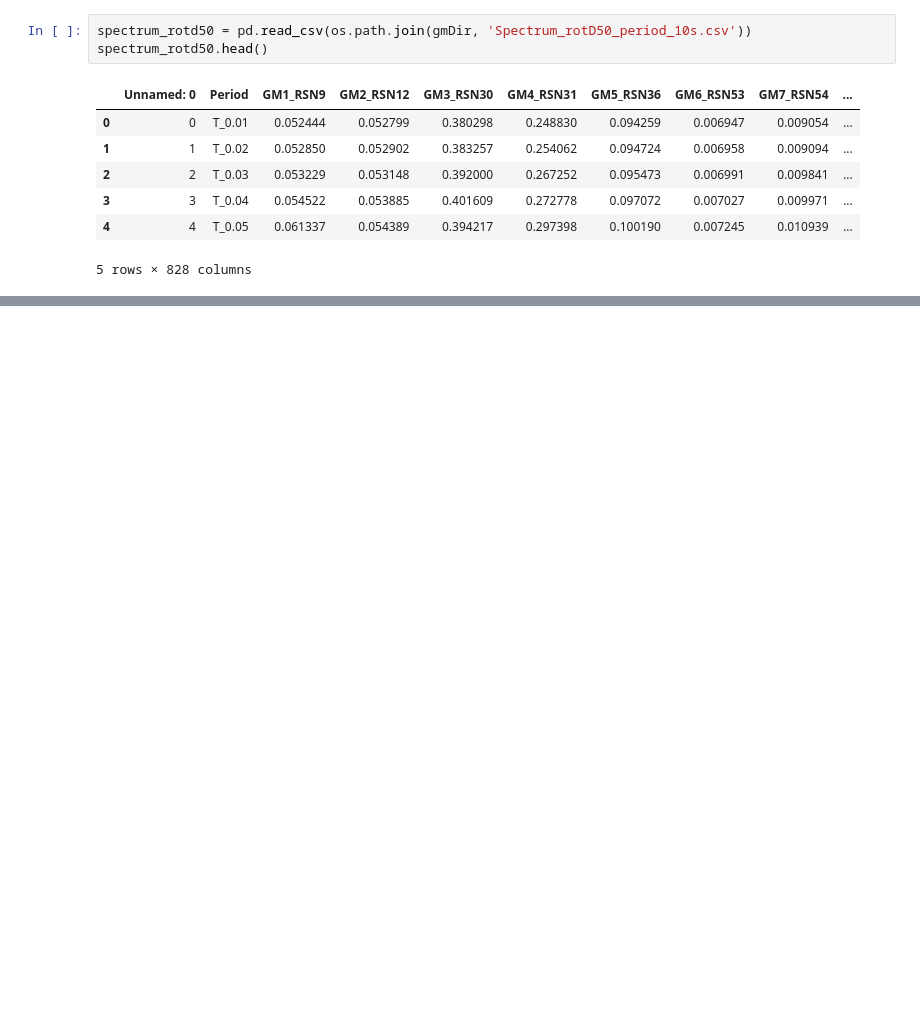
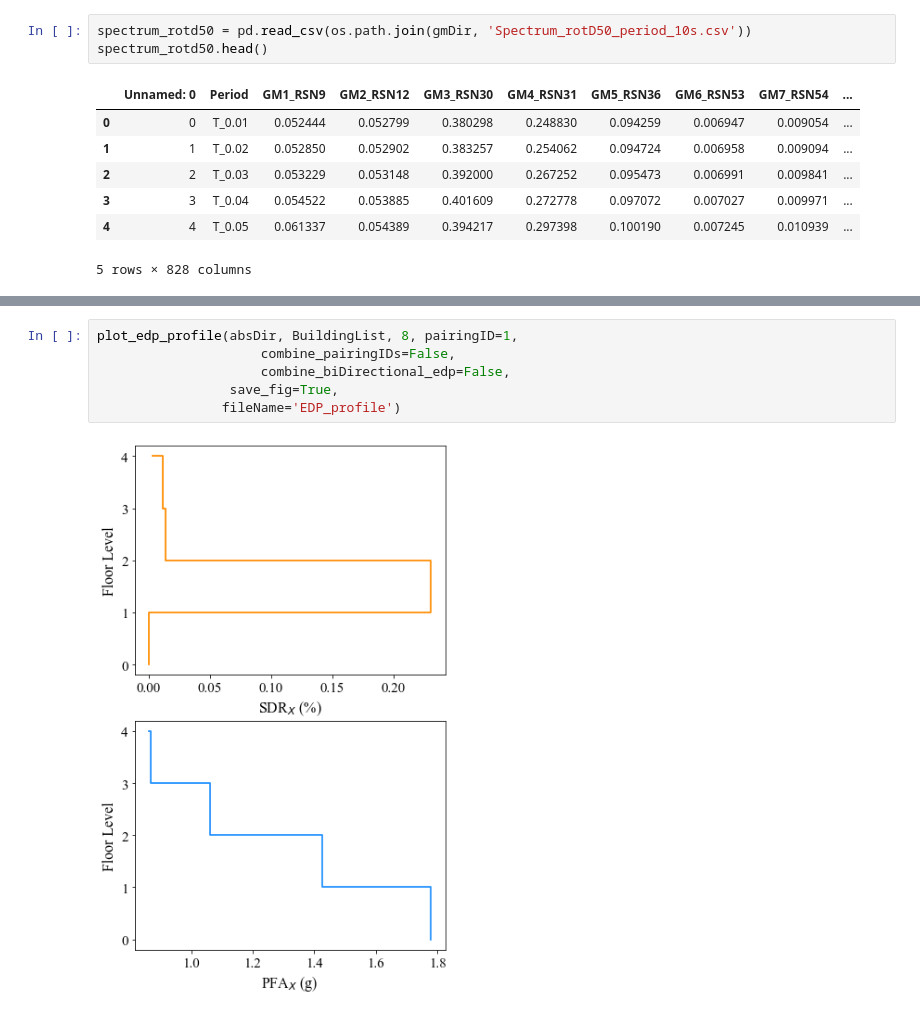
Before and after one commit to laxmandahal/IM_Study, a Jupyter notebook: Additional Graphs_Revision 1.ipynb, the cells around one changed output, grey strips where cells are left out. Cells and saved outputs as stored; diff of their text form; blank space fills up the shorter version.

```diff
--- a/Additional Graphs_Revision 1.ipynb
+++ b/Additional Graphs_Revision 1.ipynb
@@ -198,0 +321,8 @@ a.head()
+# %%
+plot_edp_profile(absDir, BuildingList, 8, pairingID=1,
+                     combine_pairingIDs=False,
+                     combine_biDirectional_edp=False,
+                 save_fig=True,
+                fileName='EDP_profile')
+# %% [output]
+[figure, added]
```
Also changed, not shown: parts of 16 cells of this notebook, 2 other files.
